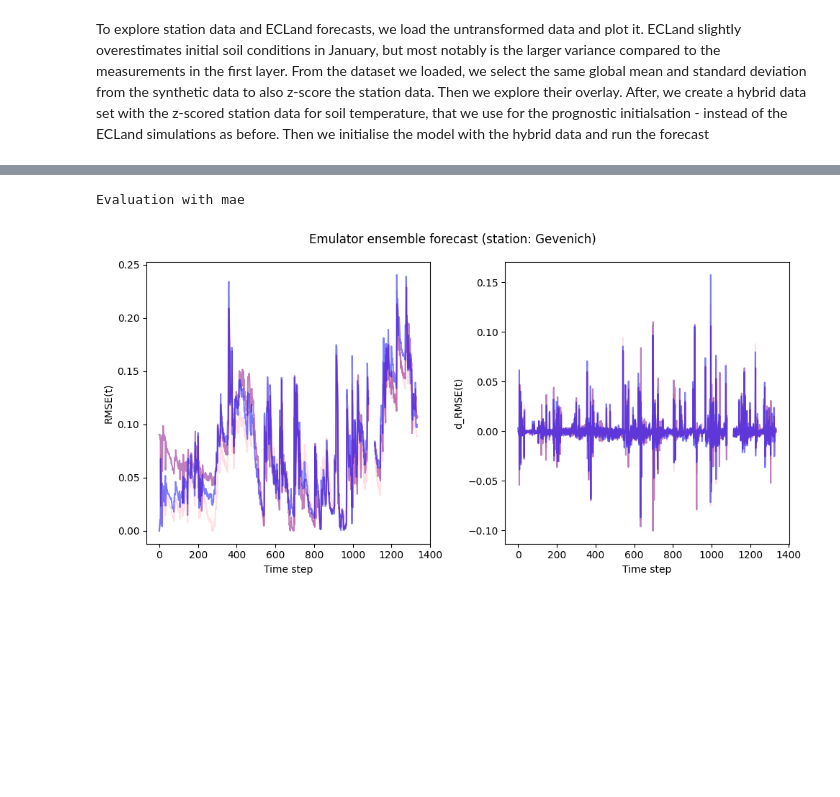
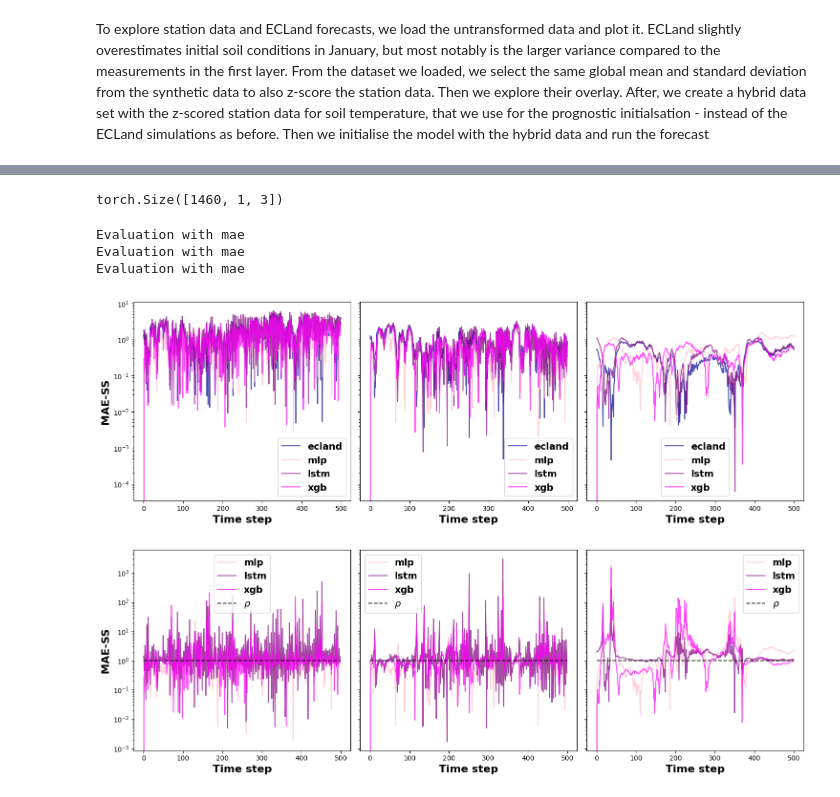
Before and after one commit to MWesselkamp/forecast-horizons, a Jupyter notebook: ecland-emulator/notebooks/evaluation_template.ipynb, the cells around one changed output, grey strips where cells are left out. Drawn from its saved outputs; the diff is of its cells as text; code cells hidden in the pictures; blank space fills up the shorter version.

Commit message:
visualisation  module

```diff
--- a/ecland-emulator/notebooks/evaluation_template.ipynb
+++ b/ecland-emulator/notebooks/evaluation_template.ipynb
@@ -32,12 +43,19 @@ cpu
 To explore station data and ECLand forecasts, we load the untransformed data and plot it. ECLand slightly overestimates initial soil conditions in January, but most notably is the larger variance compared to the measurements in the first layer. From the dataset we loaded, we select the same global mean and standard deviation from the synthetic data to also z-score the station data. Then we explore their overlay.
 After, we create a hybrid data set with the z-scored station data for soil temperature, that we use for the prognostic initialsation - instead of the ECLand simulations as before. Then we initialise the model with the hybrid data and run the forecast
 # %%
-Gevenich = ObservationModule(station = 'soil_TERENO_ISMN_2022.nc',
-                             variable = 'sm') # Initialise the Observation Module with the default Station (Gevenich)
+Gevenich = ObservationModule(network = network,
+                             station = station,
+                             variable = variable,
+                             depth=depth) # Initialise the Observation Module with the default Station (Gevenich)
+GevenichPlots = VisualisationModule(network = network,
+                                    station = station,
+                                    variable = variable,
+                                    path_to_plots=path_to_plots)
+
 Gevenich.load_station() # Load station data
 Gevenich.load_forcing() # Load forcing for matching data base with station data
 closest_grid_cell = Gevenich.match_station_with_forcing() # Match the station with clostest grid cell and extract the index of the grid cell
+station_data = Gevenich.process_station_data()
 
-station_data = Gevenich.process_station_data()
-Gevenich.plot_station_data()
+Gevenich.plot_station_data(save_to = path_to_plots)
 # %% [output]
@@ -161,29 +158,46 @@ Then we evaluate both ECLand and AIland forecast:
 2) Then both against the observed climatology: $D(y_{ai}, y) / D(y_c, y)$ and $D(y_{ec}, y) / D(y_c, y)$
 
 Dependent on what we want to report, we look at the ensemble scores over time, or at the spatially aggregated scores. D can here be the MSE, such that with 2) we compute the MSESS. It could also be the ACC.
+# %%
+station_data.shape
+# %% [output]
+torch.Size([1460, 1, 3])
+# %%
+# Specify flags in Evaluation module
+maximum_evaluation_time = 500
+score =  "mae"
+
+layers = {}
+for layer in [0,1,2]:
+    EvaluateModel = EvaluationModule(score =  score,
+                                 layer_index = layer,
+                                 variable_indices = Gevenich.matching_indices,
+                                 maximum_evaluation_time = maximum_evaluation_time)
+    scores = {}
+    skill_scores = {}
+    for mod in models:
+
+        EvaluateModel.set_samples(observations=station_data,
+                                fc_numerical=dynamic_features_dict,
+                                fc_emulator=dynamic_features_prediction_dict[mod])
+        EvaluateModel.subset_samples()
+
+        scores["ecland"] = EvaluateModel.evaluate_target(model = "numerical")
+        scores[mod] = EvaluateModel.evaluate_target(model = mod)
+        skill_scores[mod] = EvaluateModel.get_skill_score()
+
+    layers[f"layer{layer}"] = {}
+    layers[f"layer{layer}"]["scores"] = scores
+    layers[f"layer{layer}"]["skill_scores"] = skill_scores
+# %% [output]
+Evaluation with mae
+Evaluation with mae
+Evaluation with mae
 # %%
-EvaluateModel = EvaluationModule(score = 'mae')
-
-fig, ax = plt.subplots(1, 2, figsize=(10, 5), sharex=True)
-cs = ["pink", "purple", "blue"]
-rmses = []
-rmse_change = []
-for mod, c in zip(models, cs):
-    rmse_layer1 = EvaluateModel.evaluate_target(y_prog=station_data[..., 0], y_prog_prediction=dynamic_features_prediction_dict[mod][..., Gevenich.matching_indices[0]])
-    rmse_layer1_change = rmse_layer1[1:] - rmse_layer1[:-1]
-    ax[0].plot(rmse_layer1, color = c, alpha = 0.5)
-    ax[1].plot(rmse_layer1_change, color=c, alpha = 0.5)
-    #rmses.append(rmse_layer1)
-    #rmse_change.append(rmse_layer1_change)
-#ax[0].plot(np.mean(np.array(rmses), axis=0), color = "black", alpha = 0.5)
-#ax[1].plot(torch.mean(torch.stack(rmse_layer1_change), axis=0), color="black", alpha = 0.5)
-ax[0].set_ylabel("RMSE(t)")
-ax[1].set_ylabel("d_RMSE(t)")
-ax[0].set_xlabel("Time step")
-ax[1].set_xlabel("Time step")
-fig.suptitle("Emulator ensemble forecast (station: Gevenich)")
-plt.tight_layout()
-plt.show()
+GevenichPlots.plot_scores(layers['layer0']['scores'], layers['layer1']['scores'], layers['layer2']['scores'],
+                          score = "MAE",maximum_evaluation_time=maximum_evaluation_time, log_y=True)
+GevenichPlots.plot_skill_scores(layers['layer0']['skill_scores'], layers['layer1']['skill_scores'], layers['layer2']['skill_scores'],
+                          score = "MAE",maximum_evaluation_time=maximum_evaluation_time, log_y=True)
 # %% [output]
-Evaluation with mae
-[figure, old version]
+[figure, new version]
+[figure, added]
```
Also changed, not shown: parts of 11 cells of this notebook, 13 other files.
